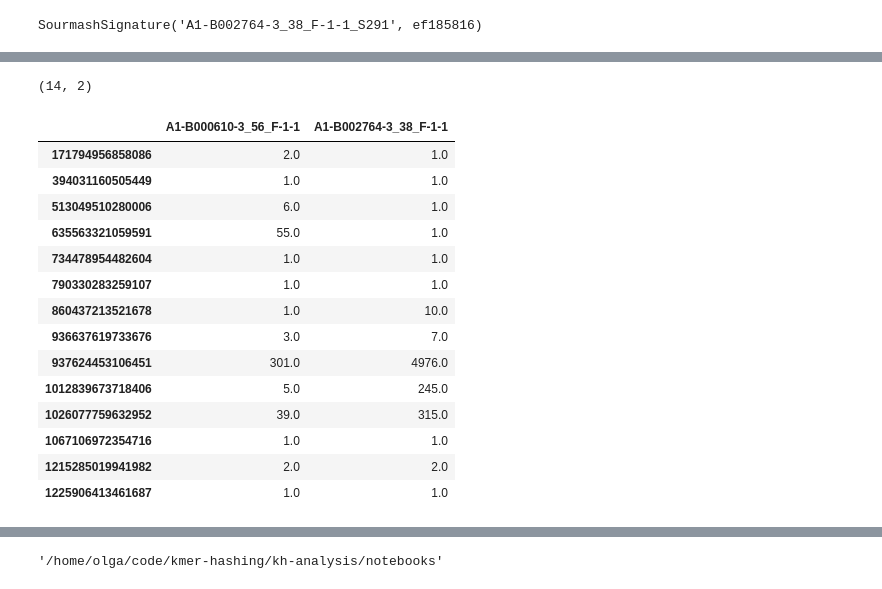
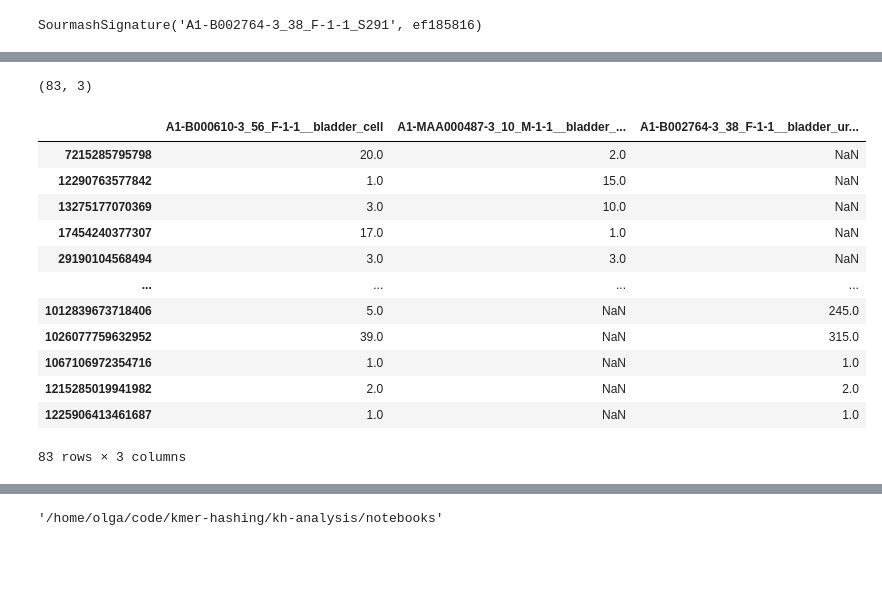
Before and after one commit to czbiohub/kh-analysis, a Jupyter notebook: notebooks/bladder_get_sequences_with_hashes_cleaned_up.ipynb, the cells around one changed output, grey strips where cells are left out. Saved outputs shown, nothing was run; the diff lists cells and outputs as text; code cells hidden in the pictures; blank space fills up the shorter version.

```diff
--- a/notebooks/bladder_get_sequences_with_hashes_cleaned_up.ipynb
+++ b/notebooks/bladder_get_sequences_with_hashes_cleaned_up.ipynb
@@ -69,0 +88,10 @@ SourmashSignature('A1-B000610-3_56_F-1-1_S28', 280b9bab)
+# %%
+# bladder cell
+cell1a = 'A1-MAA000487-3_10_M-1-1'
+ksize = 21
+moltype = 'DNA'
+
+
+sig1a = list(sig.load_signatures(f"{folder}/A1-MAA000487-3_10_M-1-1_S264.sig", ksize=ksize,
+                                select_moltype=moltype))[0]
+sig1a
@@ -79,5 +127,5 @@ SourmashSignature('A1-B002764-3_38_F-1-1_S291', ef185816)
 # %%
-sig1_hashes = pd.Series(sig1.minhash.get_mins(with_abundance=True), name=cell1)
+sig1_hashes = pd.Series(sig1.minhash.get_mins(with_abundance=True), name=cell1 + "__bladder_cell")
 sig1_hashes.head()
 # %% [output]
 3282762037724      2
@@ -88,0 +137,3 @@ Name: A1-B000610-3_56_F-1-1, dtype: int64
+# %%
+sig1a_hashes = pd.Series(sig1a.minhash.get_mins(with_abundance=True), name=cell1a + "__bladder_cell")
+sig1a_hashes.head()
@@ -89,5 +147,5 @@ Name: A1-B000610-3_56_F-1-1, dtype: int64
 # %%
-sig2_hashes = pd.Series(sig2.minhash.get_mins(with_abundance=True), name=cell2)
+sig2_hashes = pd.Series(sig2.minhash.get_mins(with_abundance=True), name=cell2 + "__bladder_urothelial_cell")
 sig2_hashes.head()
 # %% [output]
 4319888920071     1
@@ -118,25 +219,24 @@ dtype: float64
 # %%
-combined_hashes = pd.concat([sig1_hashes, sig2_hashes], axis=1)
-combined_hashes = combined_hashes.dropna()
+combined_hashes = pd.concat([sig1_hashes, sig1a_hashes, sig2_hashes], axis=1)
+# combined_hashes.columns =
+combined_hashes = combined_hashes.dropna(thresh=2)
 print(combined_hashes.shape)
 combined_hashes
 # %% [output]
-(14, 2)
+(83, 3)
-|  | A1-B000610-3_56_F-1-1 | A1-B002764-3_38_F-1-1 |
-| 171794956858086 | 2.0 | 1.0 |
-| 394031160505449 | 1.0 | 1.0 |
-| 513049510280006 | 6.0 | 1.0 |
-| 635563321059591 | 55.0 | 1.0 |
-| 734478954482604 | 1.0 | 1.0 |
-| 790330283259107 | 1.0 | 1.0 |
-| 860437213521678 | 1.0 | 10.0 |
-| 936637619733676 | 3.0 | 7.0 |
-| 937624453106451 | 301.0 | 4976.0 |
-| 1012839673718406 | 5.0 | 245.0 |
-| 1026077759632952 | 39.0 | 315.0 |
-| 1067106972354716 | 1.0 | 1.0 |
-| 1215285019941982 | 2.0 | 2.0 |
-| 1225906413461687 | 1.0 | 1.0 |
+|  | A1-B000610-3_56_F-1-1__bladder_cell | A1-MAA000487-3_10_M-1-1__bladder_... | A1-B002764-3_38_F-1-1__bladder_ur... |
+| 7215285795798 | 20.0 | 2.0 | NaN |
+| 12290763577842 | 1.0 | 15.0 | NaN |
+| 13275177070369 | 3.0 | 10.0 | NaN |
+| 17454240377307 | 17.0 | 1.0 | NaN |
+| 29190104568494 | 3.0 | 3.0 | NaN |
+| ... | ... | ... | ... |
+| 1012839673718406 | 5.0 | NaN | 245.0 |
+| 1026077759632952 | 39.0 | NaN | 315.0 |
+| 1067106972354716 | 1.0 | NaN | 1.0 |
+| 1215285019941982 | 2.0 | NaN | 2.0 |
+| 1225906413461687 | 1.0 | NaN | 1.0 |
+83 rows × 3 columns
 # %%
 combined_hashes.to_csv("bladder_combined_hashes_table.csv")
 # %%
```
Also changed, not shown: parts of 37 cells of this notebook, 4 other files.
